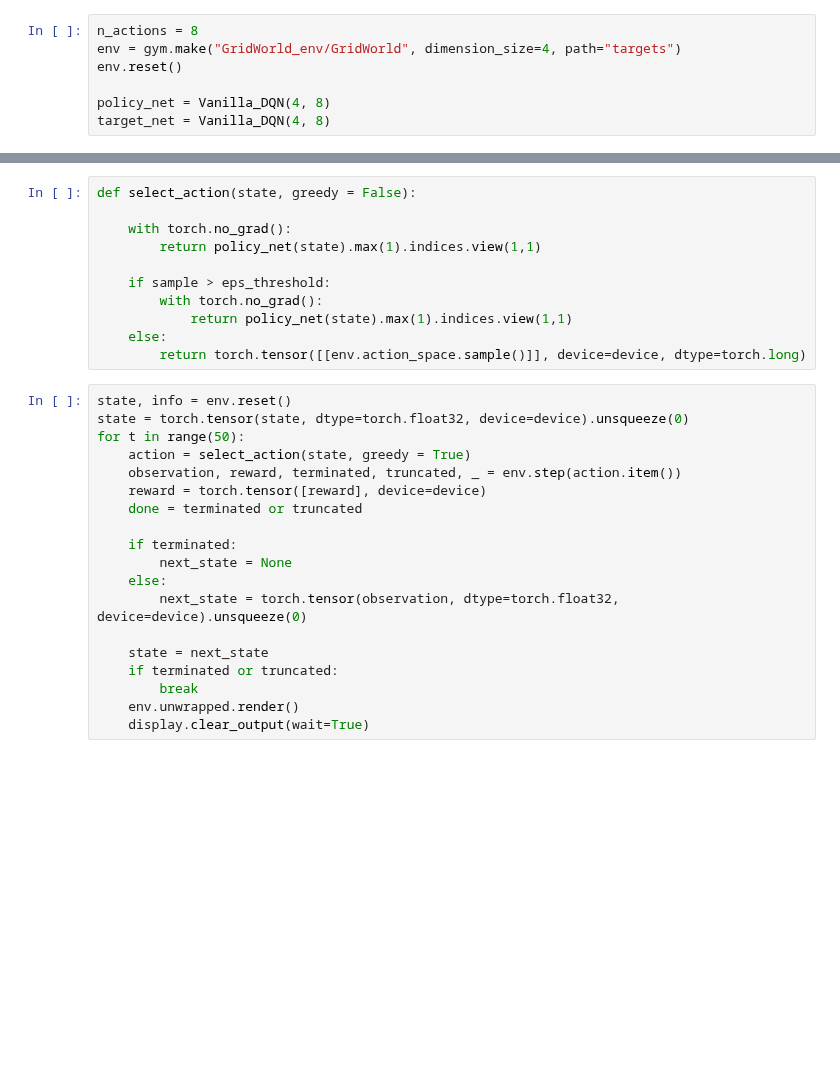
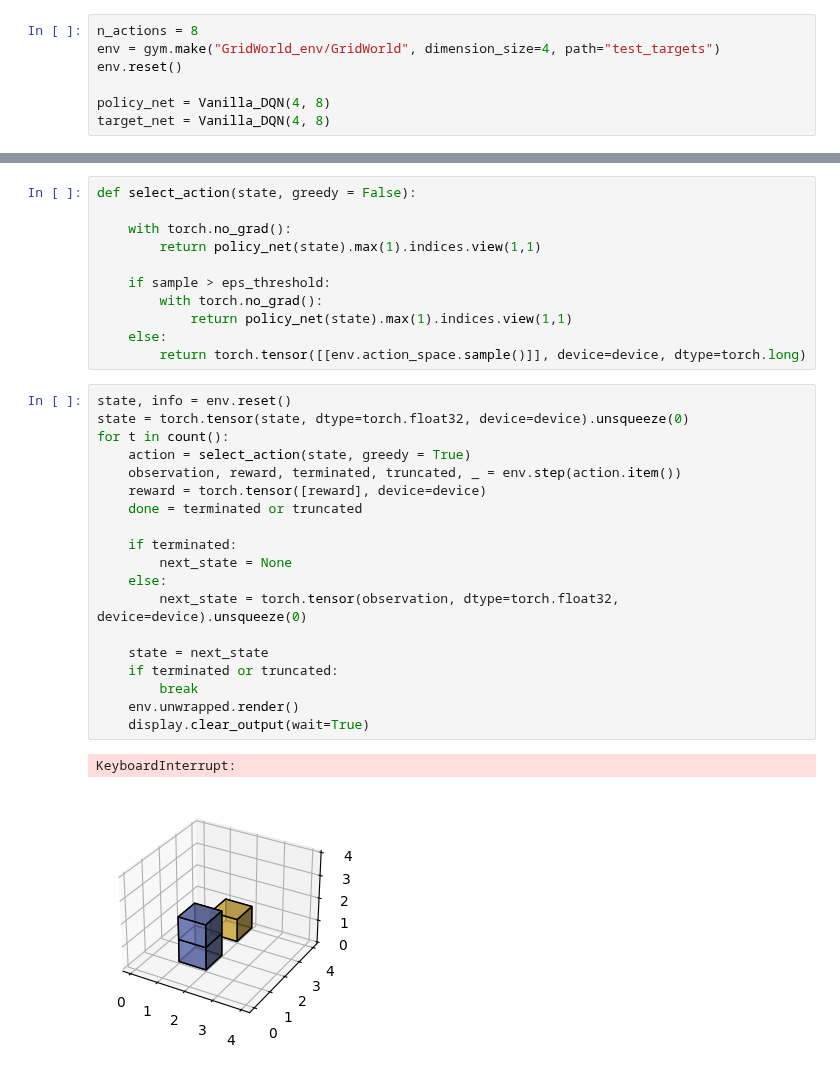
Before and after one commit to nguyen-thanh05/Deep-Reinforcement-Learning-agent-for-Construction-Project-Execution, a Jupyter notebook: benchmarks/RUN_TRAINED_AGENT.ipynb, the cells around one changed output, grey strips where cells are left out. Drawn from its saved outputs; the diff is of its cells as text; blank space fills up the shorter version.

```diff
--- a/benchmarks/RUN_TRAINED_AGENT.ipynb
+++ b/benchmarks/RUN_TRAINED_AGENT.ipynb
@@ -55,7 +55,7 @@ class Vanilla_DQN(nn.Module):
         return actions
 # %%
 n_actions = 8
-env = gym.make("GridWorld_env/GridWorld", dimension_size=4, path="targets")
+env = gym.make("GridWorld_env/GridWorld", dimension_size=4, path="test_targets")
 env.reset()
 
 policy_net = Vanilla_DQN(4, 8)
@@ -77,19 +77,22 @@ def select_action(state, greedy = False):
 # %%
 state, info = env.reset()
 state = torch.tensor(state, dtype=torch.float32, device=device).unsqueeze(0)
-for t in range(50):
+for t in count():
     action = select_action(state, greedy = True)
     observation, reward, terminated, truncated, _ = env.step(action.item())
     reward = torch.tensor([reward], device=device)
     done = terminated or truncated
 
     if terminated:
         next_state = None
     else:
         next_state = torch.tensor(observation, dtype=torch.float32, device=device).unsqueeze(0)
 
     state = next_state
     if terminated or truncated:
         break
     env.unwrapped.render()
     display.clear_output(wait=True)
+# %% [output]
+KeyboardInterrupt:
+[figure, added]
```
